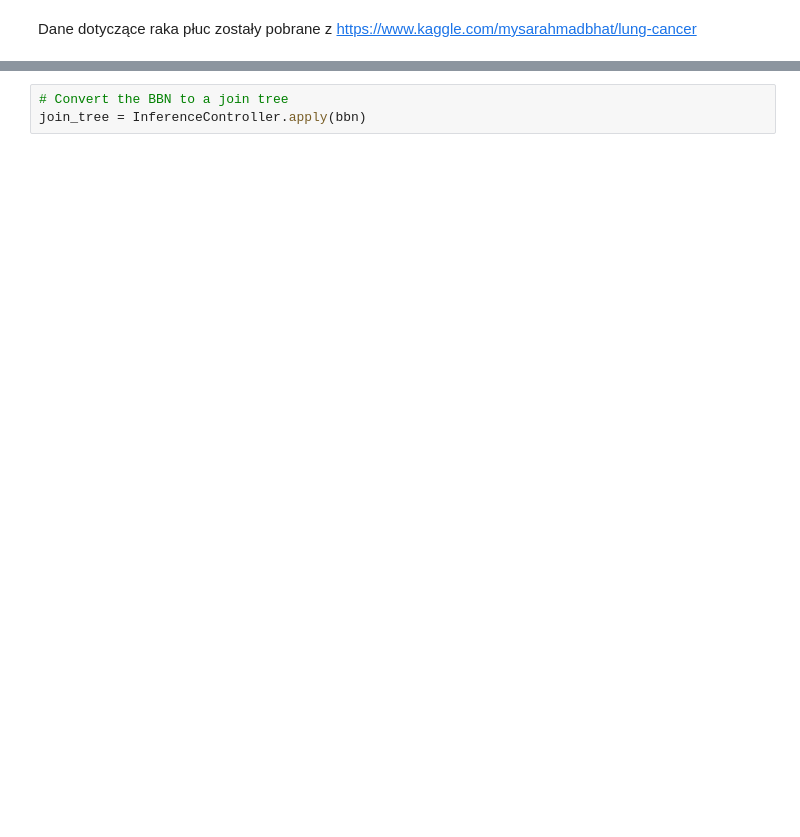
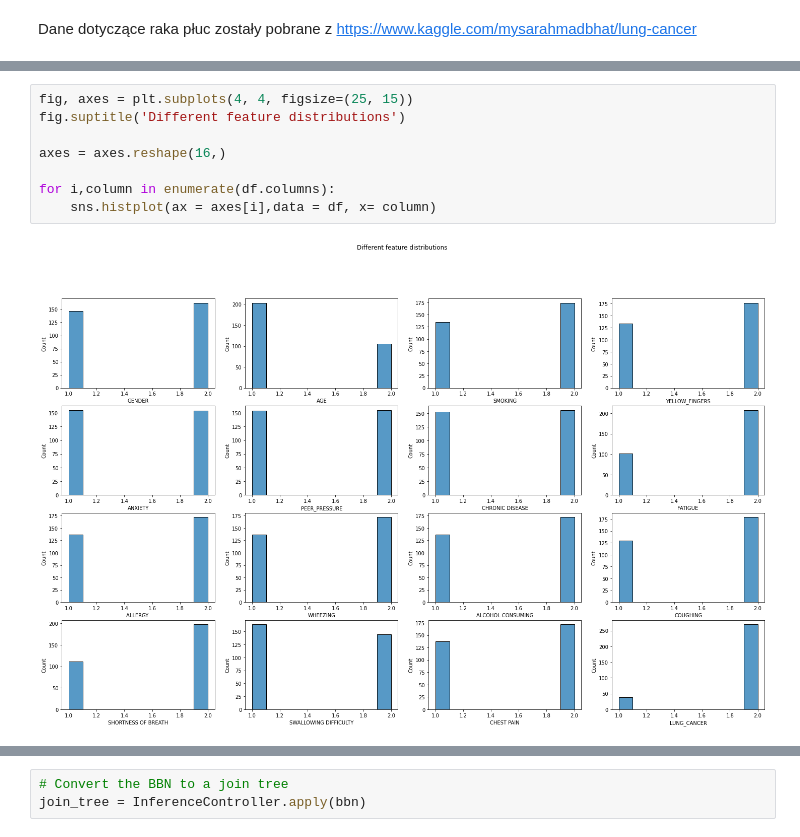
Before and after one commit to oscarteeninga/Machine-Learing-2, a Jupyter notebook: project/Lung Cancer.ipynb, the cells around one changed output, grey strips where cells are left out. Cells and saved outputs as stored; diff of their text form; blank space fills up the shorter version.

```diff
--- a/project/Lung Cancer.ipynb
+++ b/project/Lung Cancer.ipynb
@@ -56,0 +91,10 @@ df_test = df.iloc[-test_count:,:]
+# %%
+fig, axes = plt.subplots(4, 4, figsize=(25, 15))
+fig.suptitle('Different feature distributions')
+
+axes = axes.reshape(16,)
+
+for i,column in enumerate(df.columns):
+    sns.histplot(ax = axes[i],data = df, x= column)
+# %% [output]
+[figure, added]
```
Also changed, not shown: parts of 29 cells of this notebook, 5 other files.
